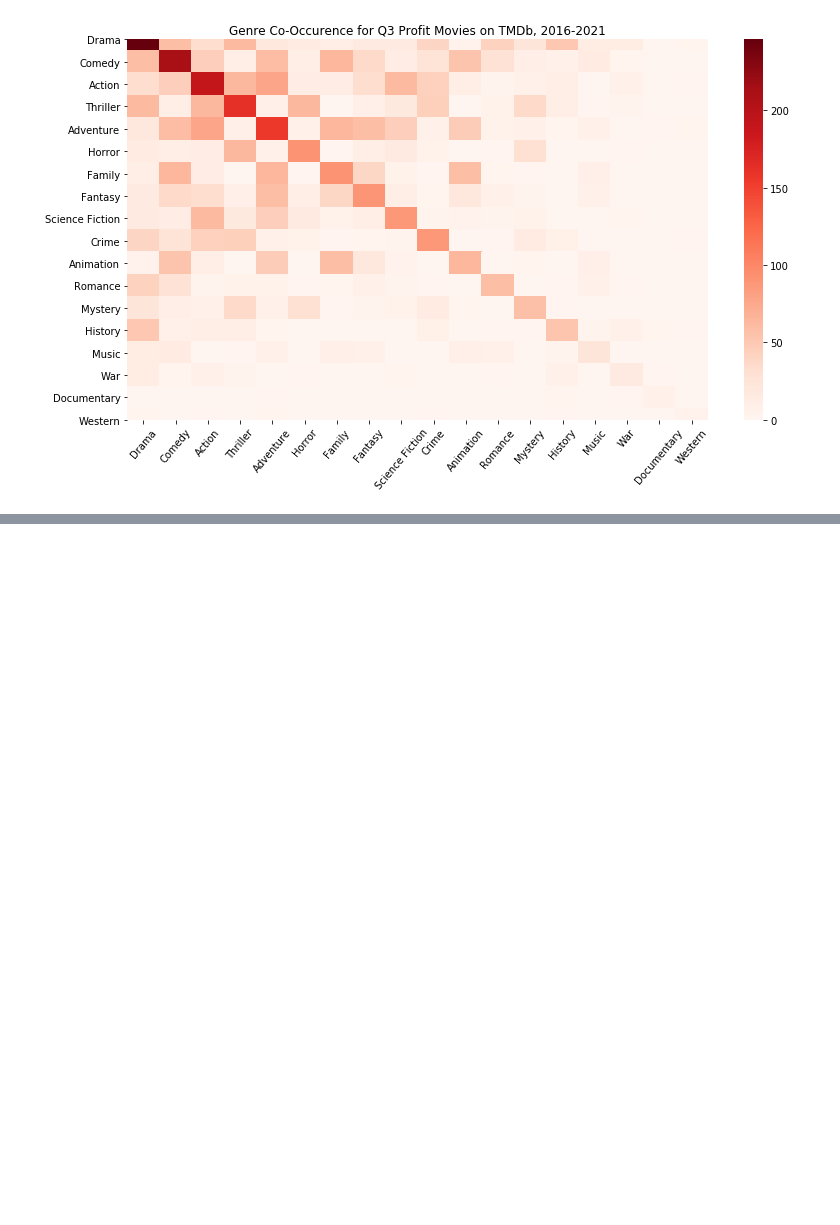
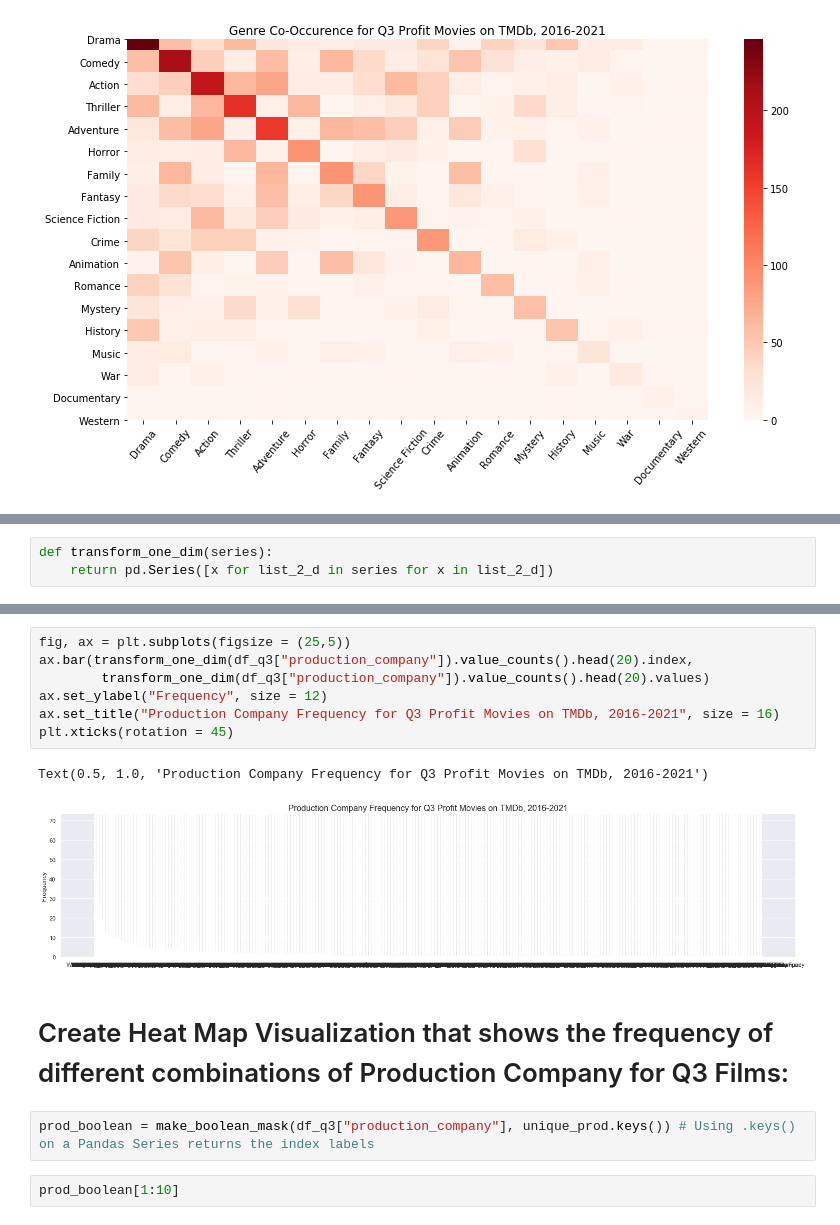
Before and after one commit to clairesarraille/tmdb, a Jupyter notebook: dsc-mod-1-project-v2-1-online-ds-sp-000-master/student.ipynb, the cells around one changed output, grey strips where cells are left out. Drawn from its saved outputs; the diff is of its cells as text; blank space fills up the shorter version.

Commit message:
All visualizations done except production companies because notebook is freezing. Otherwise, project complete.

```diff
--- a/dsc-mod-1-project-v2-1-online-ds-sp-000-master/student.ipynb
+++ b/dsc-mod-1-project-v2-1-online-ds-sp-000-master/student.ipynb
@@ -1173,0 +1176,3 @@ plt.xticks(rotation=50)
+# %%
+def transform_one_dim(series):
+    return pd.Series([x for list_2_d in series for x in list_2_d])
@@ -1173,0 +1207,16 @@ plt.xticks(rotation=50)
+# %%
+fig, ax = plt.subplots(figsize = (25,5))
+ax.bar(transform_one_dim(df_q3["production_company"]).value_counts().head(20).index,
+        transform_one_dim(df_q3["production_company"]).value_counts().head(20).values)
+ax.set_ylabel("Frequency", size = 12)
+ax.set_title("Production Company Frequency for Q3 Profit Movies on TMDb, 2016-2021", size = 16)
+plt.xticks(rotation = 45)
+# %% [output]
+Text(0.5, 1.0, 'Production Company Frequency for Q3 Profit Movies on TMDb, 2016-2021')
+[figure, added]
+# %% [markdown]
+# Create Heat Map Visualization that shows the frequency of different combinations of Production Company for Q3 Films:
+# %%
+prod_boolean = make_boolean_mask(df_q3["production_company"], unique_prod.keys()) # Using .keys() on a Pandas Series returns the index labels
+# %%
+prod_boolean[1:10]
```
Also changed, not shown: parts of 11 cells of this notebook.
